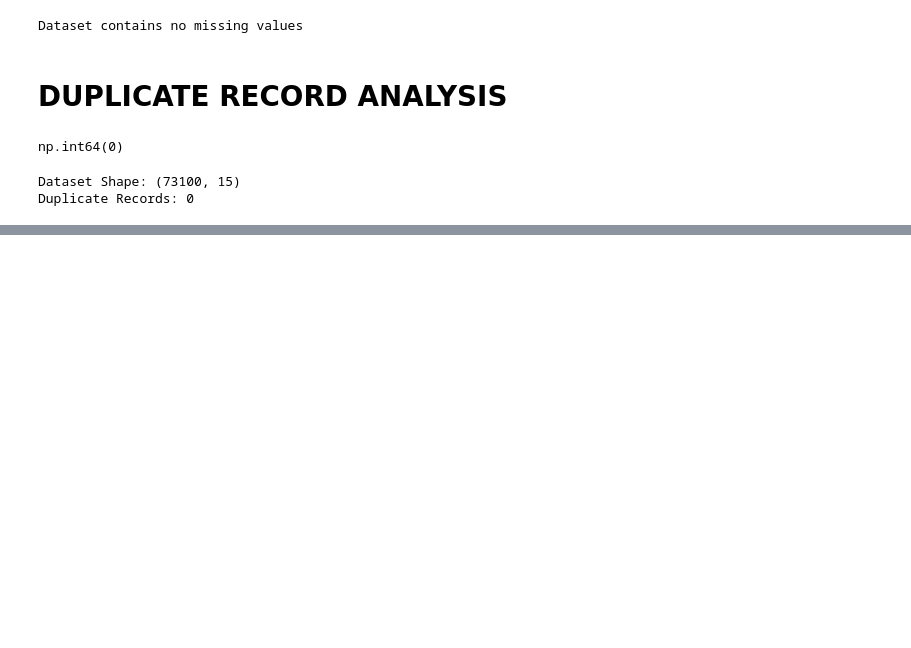
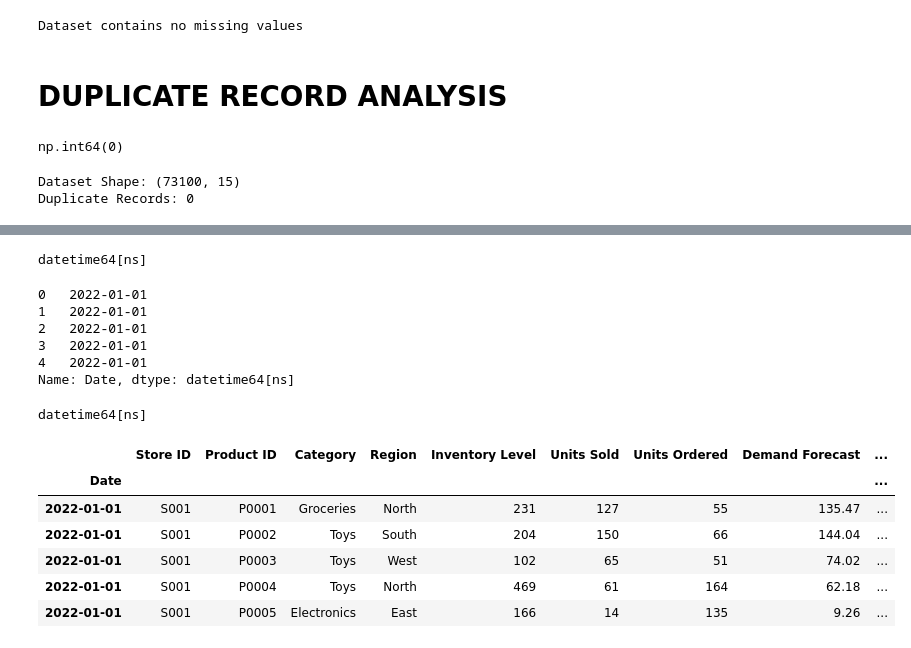
Before and after one commit to dharani-malla/Supply-Chain-Analytics-Demand-Forecasting-Anamoly-Detection, a Jupyter notebook: week1_preprocessing.ipynb, the cells around one changed output, grey strips where cells are left out. Drawn from its saved outputs; the diff is of its cells as text; code cells hidden in the pictures; blank space fills up the shorter version.

Commit message:
data : convert date to datetime for analysis
Converted the Date column to datetime format and set it as the DataFrame index for time series analysis

```diff
--- a/week1_preprocessing.ipynb
+++ b/week1_preprocessing.ipynb
@@ -162,0 +165,31 @@ Duplicate Records: 0
+# %%
+print(df["Date"].dtype)
+# %% [output]
+datetime64[ns]
+# %%
+df["Date"].head()
+# %% [output]
+0   2022-01-01
+1   2022-01-01
+2   2022-01-01
+3   2022-01-01
+4   2022-01-01
+Name: Date, dtype: datetime64[ns]
+# %%
+df["Date"] = pd.to_datetime(df["Date"])
+# %%
+print(df["Date"].dtype)
+# %% [output]
+datetime64[ns]
+# %%
+df.set_index("Date",inplace = True)
+# %%
+df.head()
+# %% [output]
+|  | Store ID | Product ID | Category | Region | Inventory Level | Units Sold | Units Ordered | Demand Forecast | ... |
+| Date |  |  |  |  |  |  |  |  | ... |
+| 2022-01-01 | S001 | P0001 | Groceries | North | 231 | 127 | 55 | 135.47 | ... |
+| 2022-01-01 | S001 | P0002 | Toys | South | 204 | 150 | 66 | 144.04 | ... |
+| 2022-01-01 | S001 | P0003 | Toys | West | 102 | 65 | 51 | 74.02 | ... |
+| 2022-01-01 | S001 | P0004 | Toys | North | 469 | 61 | 164 | 62.18 | ... |
+| 2022-01-01 | S001 | P0005 | Electronics | East | 166 | 14 | 135 | 9.26 | ... |
```
Also changed, not shown: parts of 3 cells of this notebook.
